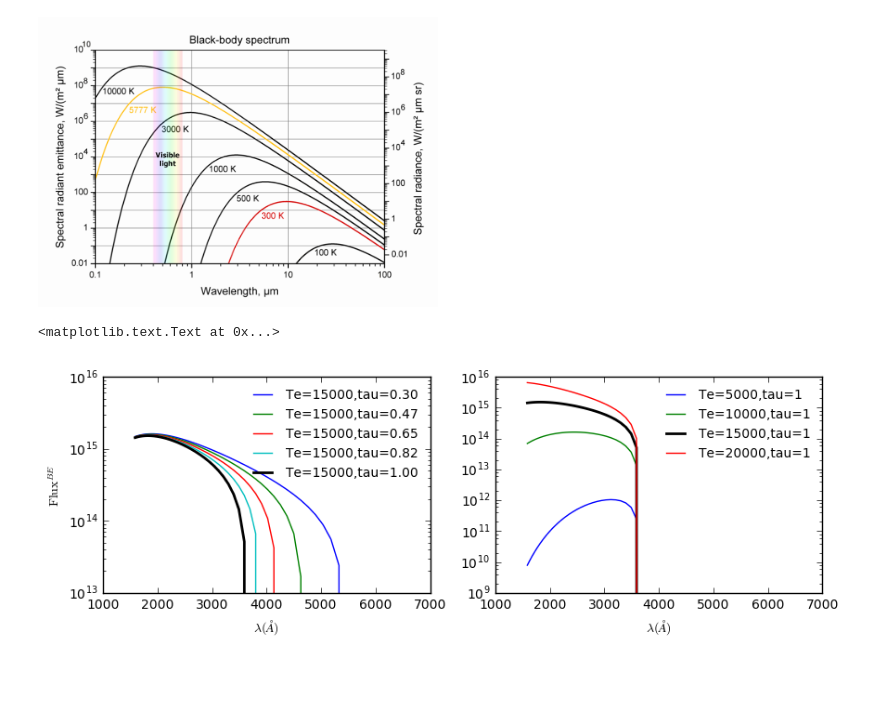
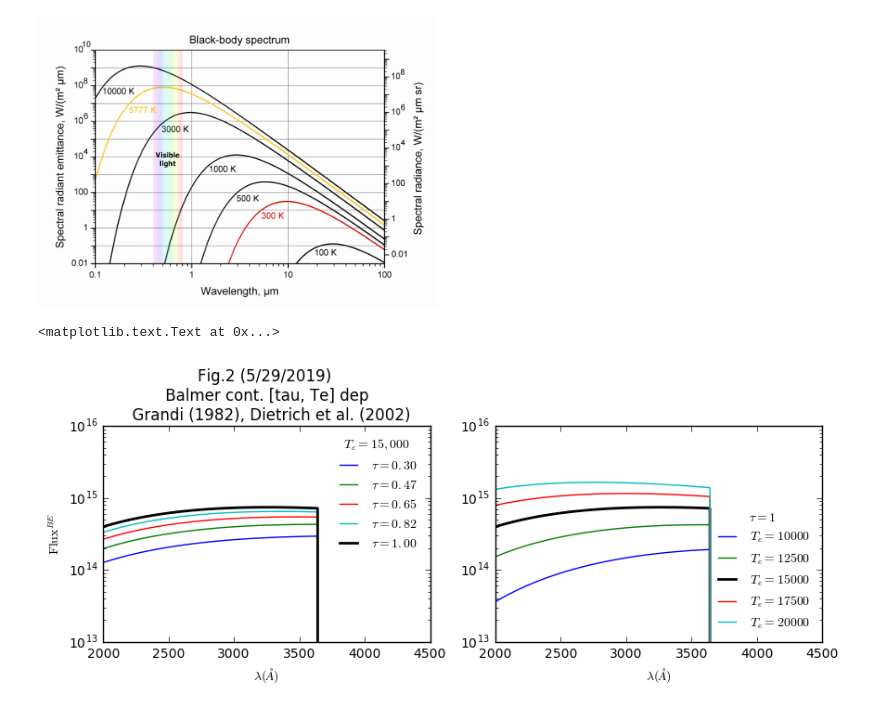
Before and after one commit to liuxx479/AGNsed, a Jupyter notebook: balmer_cont.ipynb, the cells around one changed output. Cells and saved outputs as stored; diff of their text form; code cells hidden in the pictures; blank space fills up the shorter version.

Commit message:
check fBE curve

```diff
--- a/balmer_cont.ipynb
+++ b/balmer_cont.ipynb
@@ -40,27 +41,33 @@ Image("http://www.sun.org/uploads/images/mainimage_BlackbodySpectrum_2.png", wid
 # %% [output]
 [figure]
 # %%
-Ll = lambda A, l, Te, tauBE: A * Bl(Te, l)*(1.0-exp(-tauBE*(l/lBE)**3))
-Ll = lambda A, l, Te, tauBE: A * Bl(Te, l)*(1.0-exp(tauBE*(l/lBE)**3-1))
+Ll0 = lambda A, l, Te, tauBE: A * Bl(Te, l)*(1.0-exp(-tauBE*(l/lBE)**3)) ## Nina
+#Ll = lambda A, l, Te, tauBE: A * Bl(Te, l)*(1.0-exp(tauBE*(l/lBE)**3-1)) ## my correction
+#Ll = lambda A, l, Te, tauBE: Bl(Te, l)*(1.0-exp(-tauBE)) ## Wills1985
+def Ll(A, l, Te, tauBE):
+    out=Ll0(A, l, Te, tauBE)
+    out[l>lBE]=0
+    return out
 
 Te=15000.0
-l_arr = logspace(3.2,3.8)*1e-10 #### in unit of m
+l_arr = linspace(2000, 4000,101)*1e-10 #### in unit of m
 f,(ax1,ax2)=subplots(1,2, figsize=(10,3))
 for itauBE in linspace(0.3,1,5):
-    if itauBE==1: ax1.plot(l_arr*1e10, Ll(A0, l_arr, Te, itauBE),'k-',lw=2, label='Te=%i,tau=%.2f'%(Te, itauBE))
-    else: ax1.plot(l_arr*1e10, Ll(A0, l_arr, Te, itauBE),label='Te=%i,tau=%.2f'%(Te, itauBE))
-for iTe in linspace(5000,20000,4):
-    if iTe==15000:ax2.plot(l_arr*1e10, Ll(A0, l_arr, iTe, tauBE),'k-',lw=2,label='Te=%i,tau=%i'%(iTe, tauBE))
-    else: ax2.plot(l_arr*1e10, Ll(A0, l_arr, iTe, tauBE),label='Te=%i,tau=%i'%(iTe, tauBE))
+    if itauBE==1: ax1.plot(l_arr*1e10, Ll(A0, l_arr, Te, itauBE),'k-',lw=2, label=r'$\tau=%.2f$'%(itauBE))
+    else: ax1.plot(l_arr*1e10, Ll(A0, l_arr, Te, itauBE),label=r'$\tau=%.2f$'%(itauBE))
+for iTe in linspace(10000,20000,5):
+    if iTe==15000:ax2.plot(l_arr*1e10, Ll(A0, l_arr, iTe, tauBE),'k-',lw=2,label=r'$T_e=%i$'%(iTe))
+    else: ax2.plot(l_arr*1e10, Ll(A0, l_arr, iTe, tauBE),label=r'$T_e=%i$'%(iTe))
 
 ax1.set_yscale('log')
-ax1.legend(fontsize=10,frameon=0,loc=0,ncol=1)
+ax1.legend(fontsize=10,frameon=0,loc=0,ncol=1,title=r'$T_e=15,000$')
 ax2.set_yscale('log')
-ax2.legend(fontsize=10,frameon=0,loc=0,ncol=1)
+ax2.legend(fontsize=10,frameon=0,loc=0,ncol=1,title=r'$\tau=1$')
 ax1.set_xlabel('$\lambda (\AA)$');ax2.set_xlabel('$\lambda (\AA)$')
 ax1.set_ylabel(r'${\rm Flux}^{BE}$')
-
-ax1.set_title()
+ax1.set_ylim(1e13, 1e16); ax2.set_ylim(1e13, 1e16)
+ax1.set_title('Fig.2 (5/29/2019) \n Balmer cont. [tau, Te] dep \n  Grandi (1982), Dietrich et al. (2002)')
+#plt.tight_layout()
 # %% [output]
 <matplotlib.text.Text at 0x...>
-[figure, old version]
+[figure, new version]
```
Also changed, not shown: parts of 1 cell of this notebook.
